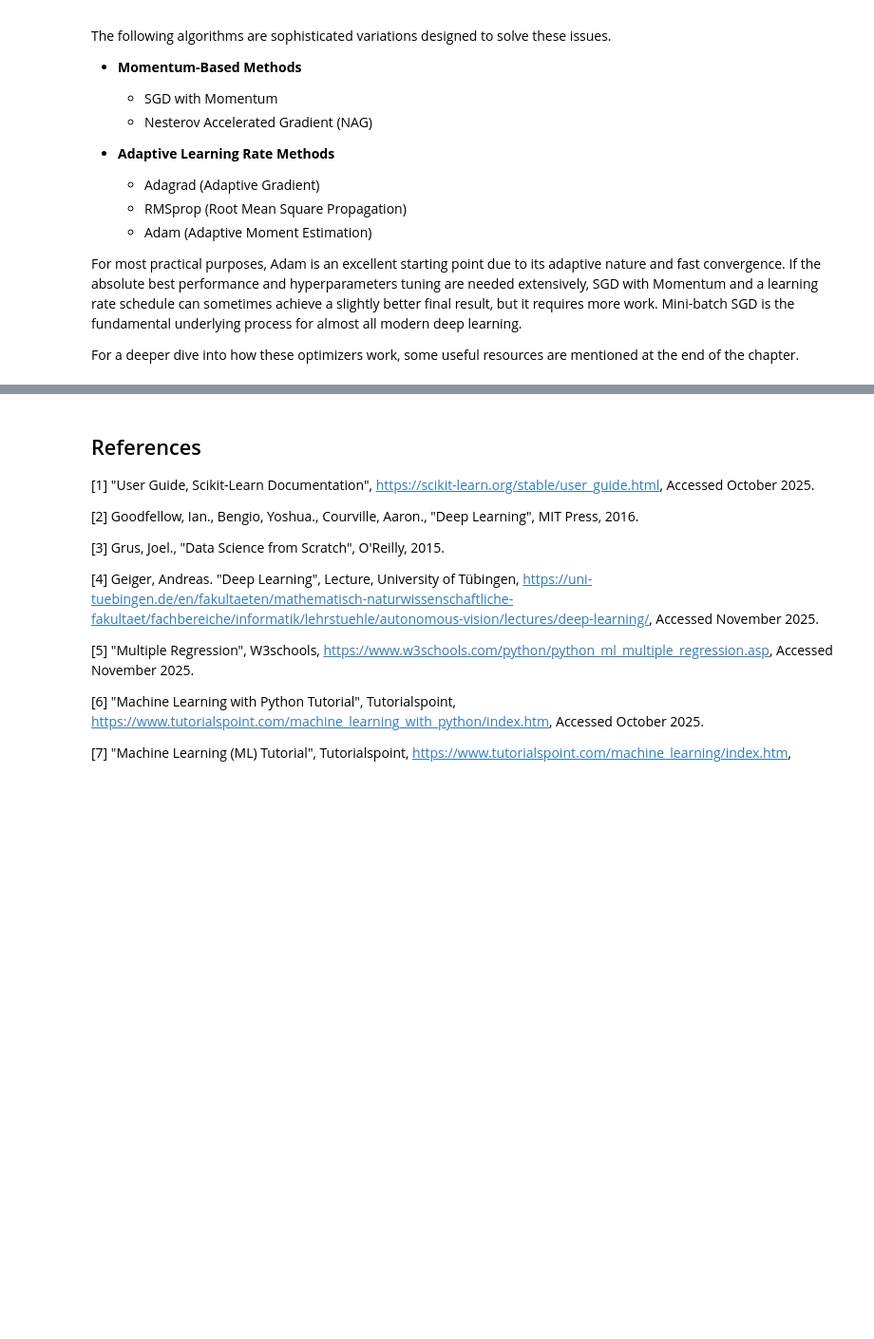
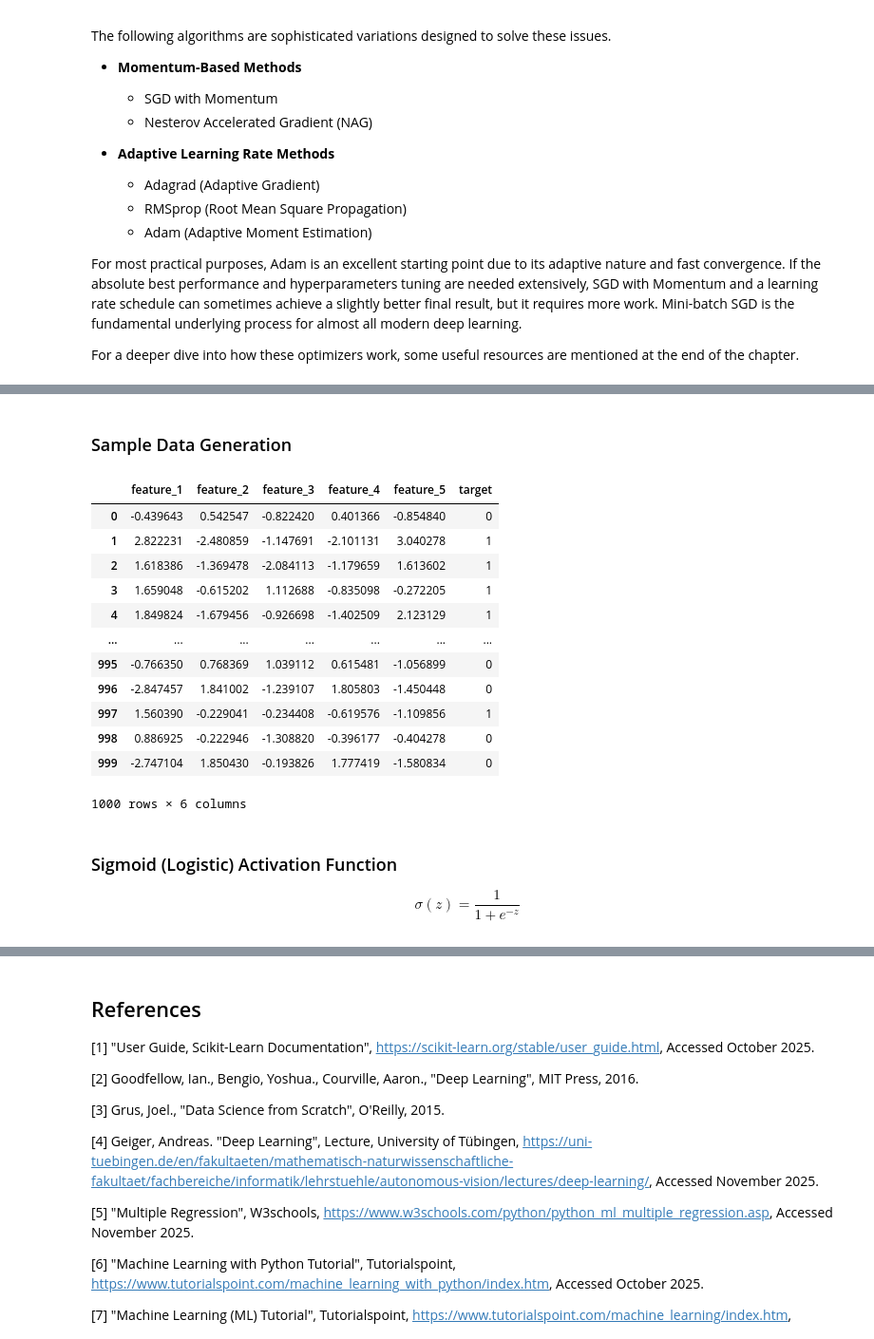
Before and after one commit to AmirhosseinMuhammadi/Machine-Learning-Course, a Jupyter notebook: notebooks/chapter_03_linearity.ipynb, the cells around one changed output, grey strips where cells are left out. Shown at 95% size. Drawn from its saved outputs; the diff is of its cells as text; code cells hidden in the pictures; blank space fills up the shorter version.

```diff
--- a/notebooks/chapter_03_linearity.ipynb
+++ b/notebooks/chapter_03_linearity.ipynb
@@ -1000,3 +1017,39 @@ In other words, MLPs have **hidden layers** that include non-linear activation f
 The transition from logistic regression to MLPs becomes necessary when **facing inherently non-linear problems** where feature interactions are **complex** and cannot be captured by a single linear decision boundary. While logistic regression remains ideal for **linearly separable data**, **interpretability** requirements (neural networks are often referred to black boxs), or **limited datasets**, MLPs excel when dealing with intricate patterns in **large-scale data** where their multi-layer architecture can learn sophisticated feature abstractions that significantly outperform linear models.
 
 <img src="../figures/figure_3_10_logistic_regression_vs_mlp.png" alt="Logistic Regression vs MLP">
+# %% [markdown]
+### Sample Data Generation
+# %%
+from sklearn.datasets import make_classification
+import pandas as pd
+
+# Generate synthetic binary classification data
+X, y = make_classification(
+    n_samples=1000,
+    n_features=5,          # Number of features
+    n_classes=2,           # Binary classification
+    random_state=42
+)
+
+# Create DataFrame
+df = pd.DataFrame(X, columns=[f'feature_{i+1}' for i in range(X.shape[1])])
+df['target'] = y
+
+df
+# %% [output]
+|  | feature_1 | feature_2 | feature_3 | feature_4 | feature_5 | target |
+| 0 | -0.439643 | 0.542547 | -0.822420 | 0.401366 | -0.854840 | 0 |
+| 1 | 2.822231 | -2.480859 | -1.147691 | -2.101131 | 3.040278 | 1 |
+| 2 | 1.618386 | -1.369478 | -2.084113 | -1.179659 | 1.613602 | 1 |
+| 3 | 1.659048 | -0.615202 | 1.112688 | -0.835098 | -0.272205 | 1 |
+| 4 | 1.849824 | -1.679456 | -0.926698 | -1.402509 | 2.123129 | 1 |
+| ... | ... | ... | ... | ... | ... | ... |
+| 995 | -0.766350 | 0.768369 | 1.039112 | 0.615481 | -1.056899 | 0 |
+| 996 | -2.847457 | 1.841002 | -1.239107 | 1.805803 | -1.450448 | 0 |
+| 997 | 1.560390 | -0.229041 | -0.234408 | -0.619576 | -1.109856 | 1 |
+| 998 | 0.886925 | -0.222946 | -1.308820 | -0.396177 | -0.404278 | 0 |
+| 999 | -2.747104 | 1.850430 | -0.193826 | 1.777419 | -1.580834 | 0 |
+1000 rows × 6 columns
+# %% [markdown]
+### Sigmoid (Logistic) Activation Function
+$$ \sigma(z) = \frac{1}{1 + e^{-z}} $$
```
Also changed, not shown: parts of 21 cells of this notebook, 1 other file.
